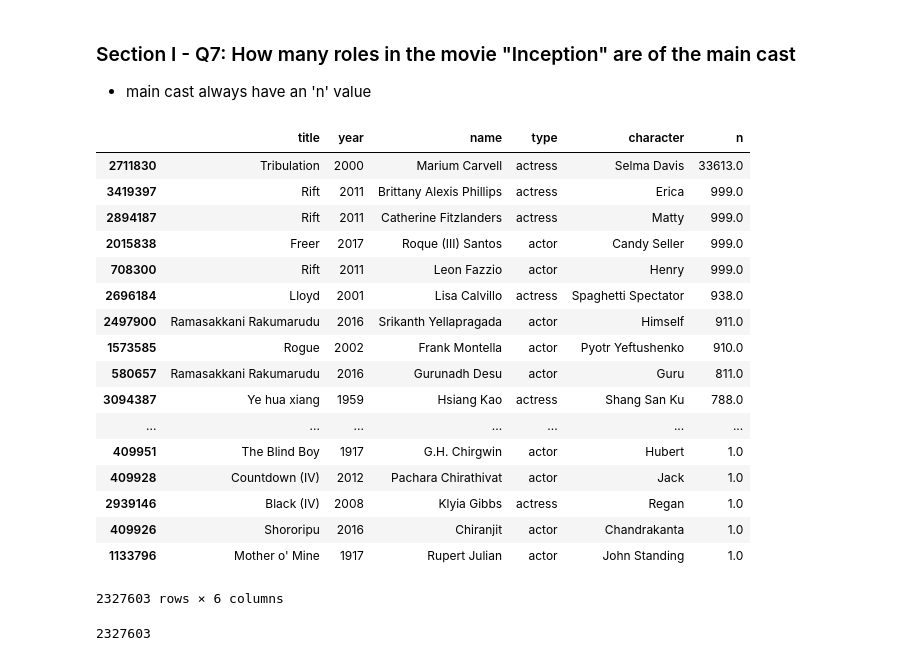
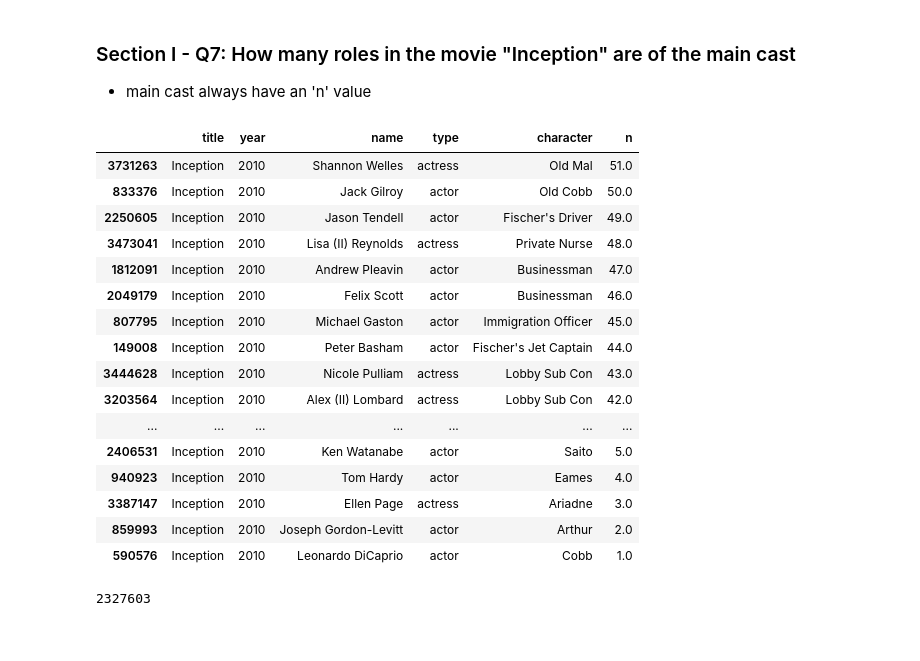
Before and after one commit to Purvi-Rekh/Pandas_mini_project, a Jupyter notebook: Mini_Project_Data_Wrangling_Pandas (1).ipynb, the cells around one changed output. Saved outputs shown, nothing was run; the diff lists cells and outputs as text; code cells hidden in the pictures.

```diff
--- a/Mini_Project_Data_Wrangling_Pandas (1).ipynb
+++ b/Mini_Project_Data_Wrangling_Pandas (1).ipynb
@@ -260,27 +302,26 @@ len(sup_cast)
 ### Section I - Q7: How many roles in the movie "Inception" are of the main cast
 - main cast always have an 'n' value
 # %%
-main_cast_ineption = cast[cast.n.isnull() == False].sort_values(by =['n'],ascending=False)
+main_cast_ineption = cast[(cast.title == "Inception") & (cast.n.isnull() == False)].sort_values(by =['n'],ascending=False)
 main_cast_ineption
 # %% [output]
 |  | title | year | name | type | character | n |
-| 2711830 | Tribulation | 2000 | Marium Carvell | actress | Selma Davis | 33613.0 |
-| 3419397 | Rift | 2011 | Brittany Alexis Phillips | actress | Erica | 999.0 |
-| 2894187 | Rift | 2011 | Catherine Fitzlanders | actress | Matty | 999.0 |
-| 2015838 | Freer | 2017 | Roque (III) Santos | actor | Candy Seller | 999.0 |
-| 708300 | Rift | 2011 | Leon Fazzio | actor | Henry | 999.0 |
-| 2696184 | Lloyd | 2001 | Lisa Calvillo | actress | Spaghetti Spectator | 938.0 |
-| 2497900 | Ramasakkani Rakumarudu | 2016 | Srikanth Yellapragada | actor | Himself | 911.0 |
-| 1573585 | Rogue | 2002 | Frank Montella | actor | Pyotr Yeftushenko | 910.0 |
-| 580657 | Ramasakkani Rakumarudu | 2016 | Gurunadh Desu | actor | Guru | 811.0 |
-| 3094387 | Ye hua xiang | 1959 | Hsiang Kao | actress | Shang San Ku | 788.0 |
+| 3731263 | Inception | 2010 | Shannon Welles | actress | Old Mal | 51.0 |
+| 833376 | Inception | 2010 | Jack Gilroy | actor | Old Cobb | 50.0 |
+| 2250605 | Inception | 2010 | Jason Tendell | actor | Fischer's Driver | 49.0 |
+| 3473041 | Inception | 2010 | Lisa (II) Reynolds | actress | Private Nurse | 48.0 |
+| 1812091 | Inception | 2010 | Andrew Pleavin | actor | Businessman | 47.0 |
+| 2049179 | Inception | 2010 | Felix Scott | actor | Businessman | 46.0 |
+| 807795 | Inception | 2010 | Michael Gaston | actor | Immigration Officer | 45.0 |
+| 149008 | Inception | 2010 | Peter Basham | actor | Fischer's Jet Captain | 44.0 |
+| 3444628 | Inception | 2010 | Nicole Pulliam | actress | Lobby Sub Con | 43.0 |
+| 3203564 | Inception | 2010 | Alex (II) Lombard | actress | Lobby Sub Con | 42.0 |
 | ... | ... | ... | ... | ... | ... | ... |
-| 409951 | The Blind Boy | 1917 | G.H. Chirgwin | actor | Hubert | 1.0 |
-| 409928 | Countdown (IV) | 2012 | Pachara Chirathivat | actor | Jack | 1.0 |
-| 2939146 | Black (IV) | 2008 | Klyia Gibbs | actress | Regan | 1.0 |
-| 409926 | Shororipu | 2016 | Chiranjit | actor | Chandrakanta | 1.0 |
-| 1133796 | Mother o' Mine | 1917 | Rupert Julian | actor | John Standing | 1.0 |
+| 2406531 | Inception | 2010 | Ken Watanabe | actor | Saito | 5.0 |
+| 940923 | Inception | 2010 | Tom Hardy | actor | Eames | 4.0 |
+| 3387147 | Inception | 2010 | Ellen Page | actress | Ariadne | 3.0 |
+| 859993 | Inception | 2010 | Joseph Gordon-Levitt | actor | Arthur | 2.0 |
+| 590576 | Inception | 2010 | Leonardo DiCaprio | actor | Cobb | 1.0 |
-2327603 rows × 6 columns
 # %%
 len(main_cast_ineption)
 # %% [output]
```
Also changed, not shown: parts of 13 cells of this notebook.
